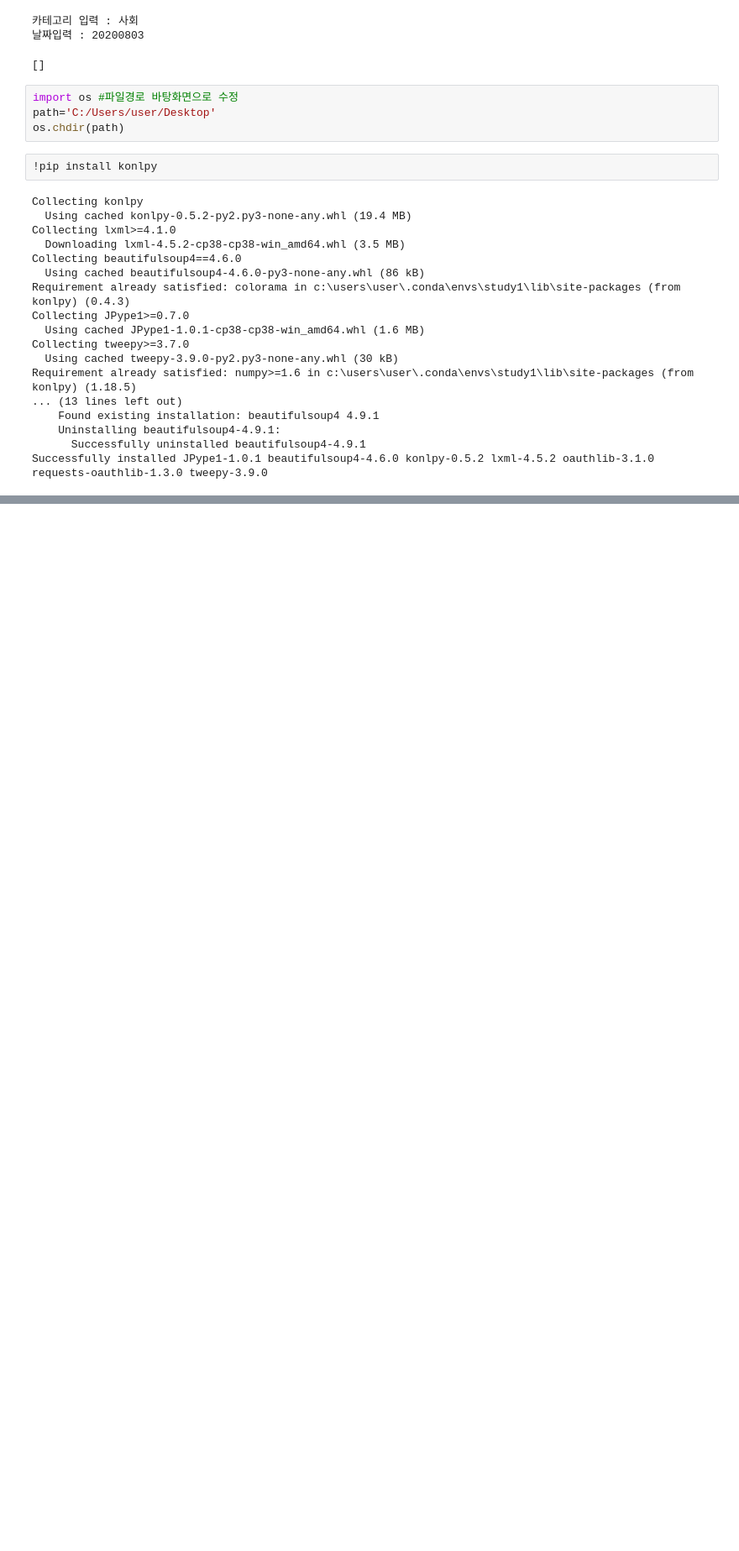
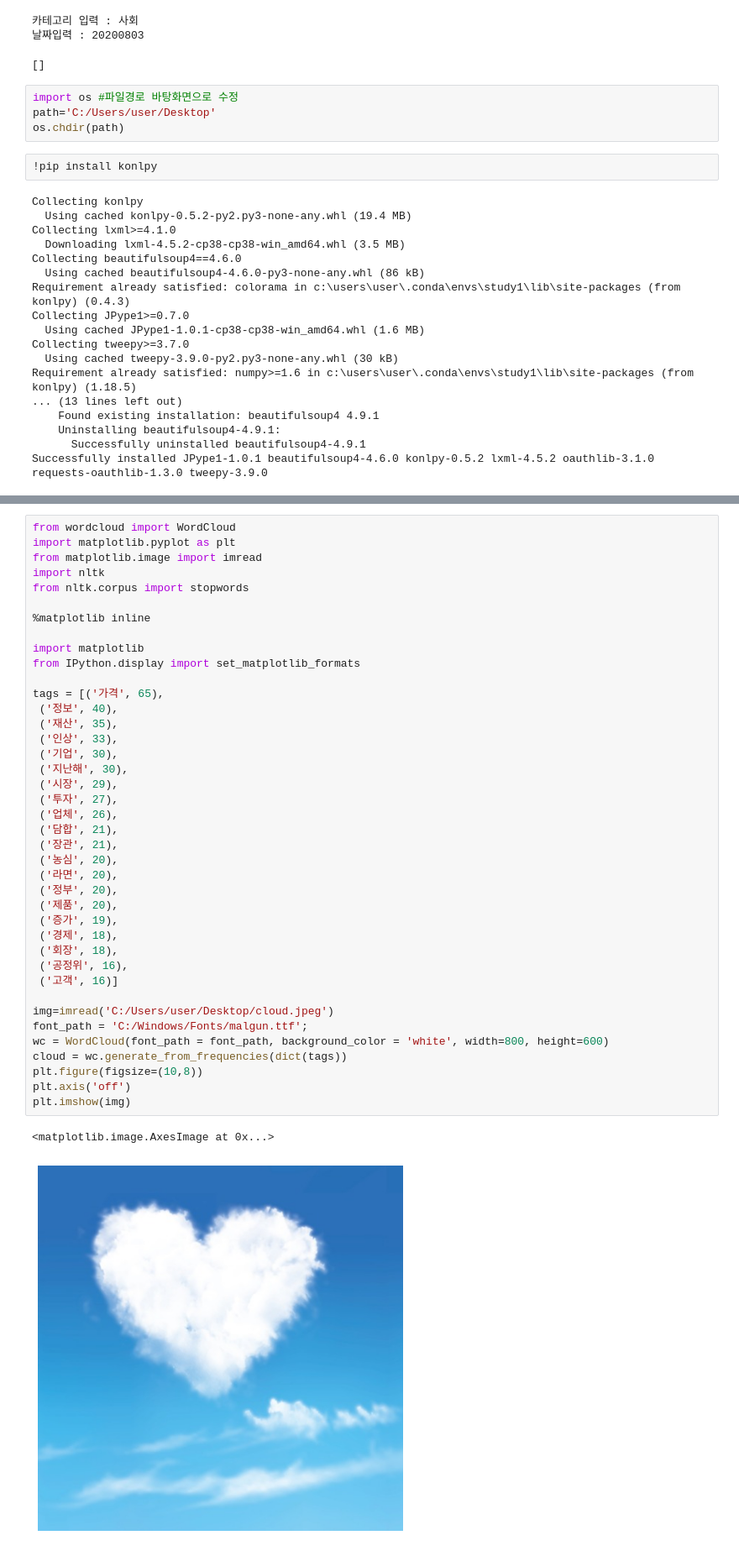
Before and after one commit to imewoo/sample, a Jupyter notebook: 프로젝트 20200803.ipynb, the cells around one changed output, grey strips where cells are left out. Shown at 84% size. Saved outputs shown, nothing was run; the diff lists cells and outputs as text; blank space fills up the shorter version.

```diff
--- a/프로젝트 20200803.ipynb
+++ b/프로젝트 20200803.ipynb
@@ -1031,0 +1082,43 @@ TypeError: integer argument expected, got float
+# %%
+from wordcloud import WordCloud
+import matplotlib.pyplot as plt
+from matplotlib.image import imread
+import nltk
+from nltk.corpus import stopwords
+
+%matplotlib inline
+
+import matplotlib
+from IPython.display import set_matplotlib_formats
+
+tags = [('가격', 65),
+ ('정보', 40),
+ ('재산', 35),
+ ('인상', 33),
+ ('기업', 30),
+ ('지난해', 30),
+ ('시장', 29),
+ ('투자', 27),
+ ('업체', 26),
+ ('담합', 21),
+ ('장관', 21),
+ ('농심', 20),
+ ('라면', 20),
+ ('정부', 20),
+ ('제품', 20),
+ ('증가', 19),
+ ('경제', 18),
+ ('회장', 18),
+ ('공정위', 16),
+ ('고객', 16)]
+
+img=imread('C:/Users/user/Desktop/cloud.jpeg')
+font_path = 'C:/Windows/Fonts/malgun.ttf';
+wc = WordCloud(font_path = font_path, background_color = 'white', width=800, height=600)
+cloud = wc.generate_from_frequencies(dict(tags))
+plt.figure(figsize=(10,8))
+plt.axis('off')
+plt.imshow(img)
+# %% [output]
+<matplotlib.image.AxesImage at 0x...>
+[figure, added]
```
Also changed, not shown: parts of 4 cells of this notebook, 11 other files.
